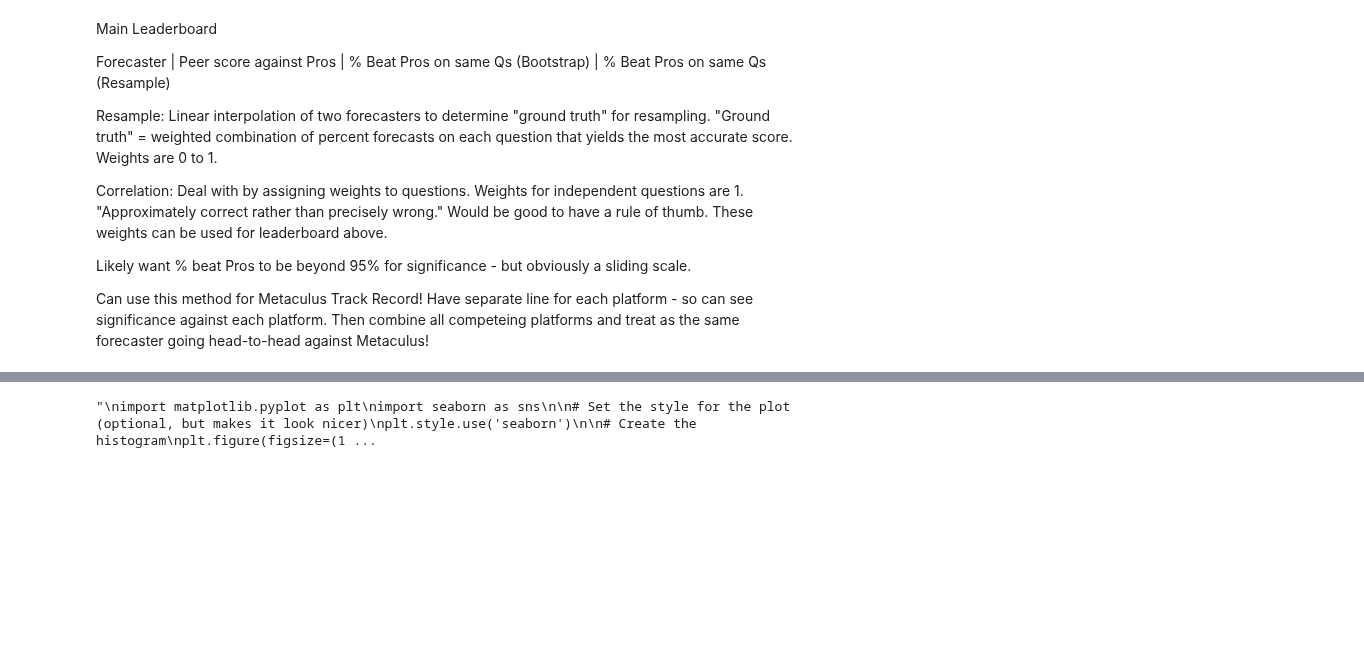
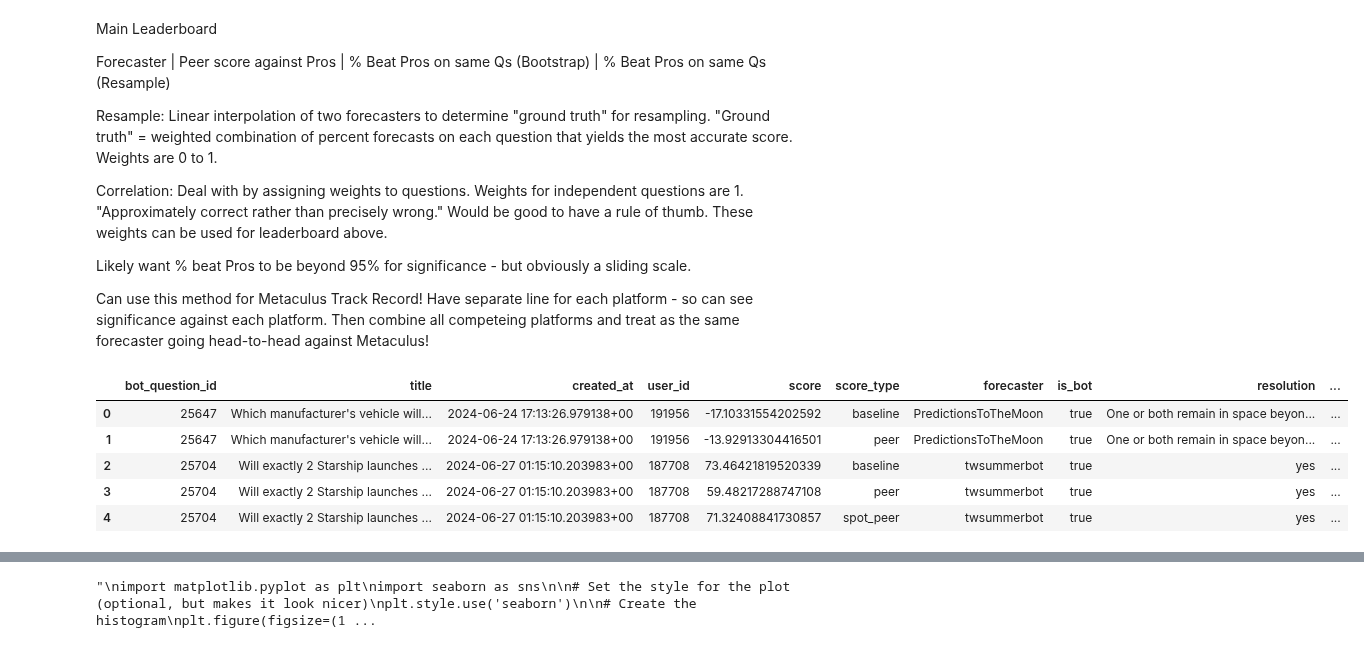
Before and after one commit to Metaculus/aib-analysis, a Jupyter notebook: Copy_of_AI_BENCHMARKING_LEADERBOARDS.ipynb, the cells around one changed output, grey strips where cells are left out. Cells and saved outputs as stored; diff of their text form; code cells hidden in the pictures; blank space fills up the shorter version.

```diff
--- a/Copy_of_AI_BENCHMARKING_LEADERBOARDS.ipynb
+++ b/Copy_of_AI_BENCHMARKING_LEADERBOARDS.ipynb
@@ -22,6 +22,15 @@ from scipy.stats import norm
 from scipy.optimize import minimize_scalar
 from datetime import datetime
 from scipy import stats
+# %%
+df_bot_questions.head()
+# %% [output]
+|  | bot_question_id | title | created_at | user_id | score | score_type | forecaster | is_bot | resolution | ... |
+| 0 | 25647 | Which manufacturer's vehicle will... | 2024-06-24 17:13:26.979138+00 | 191956 | -17.10331554202592 | baseline | PredictionsToTheMoon | true | One or both remain in space beyon... | ... |
+| 1 | 25647 | Which manufacturer's vehicle will... | 2024-06-24 17:13:26.979138+00 | 191956 | -13.92913304416501 | peer | PredictionsToTheMoon | true | One or both remain in space beyon... | ... |
+| 2 | 25704 | Will exactly 2 Starship launches ... | 2024-06-27 01:15:10.203983+00 | 187708 | 73.46421819520339 | baseline | twsummerbot | true | yes | ... |
+| 3 | 25704 | Will exactly 2 Starship launches ... | 2024-06-27 01:15:10.203983+00 | 187708 | 59.48217288747108 | peer | twsummerbot | true | yes | ... |
+| 4 | 25704 | Will exactly 2 Starship launches ... | 2024-06-27 01:15:10.203983+00 | 187708 | 71.32408841730857 | spot_peer | twsummerbot | true | yes | ... |
 # %%
 # @title Create df_bot_resolved_questions, df_pro_resolved_questions, df_pro_bot_resolved_questions, df_bot_question_weights
 
```
Also changed, not shown: parts of 15 cells of this notebook.
